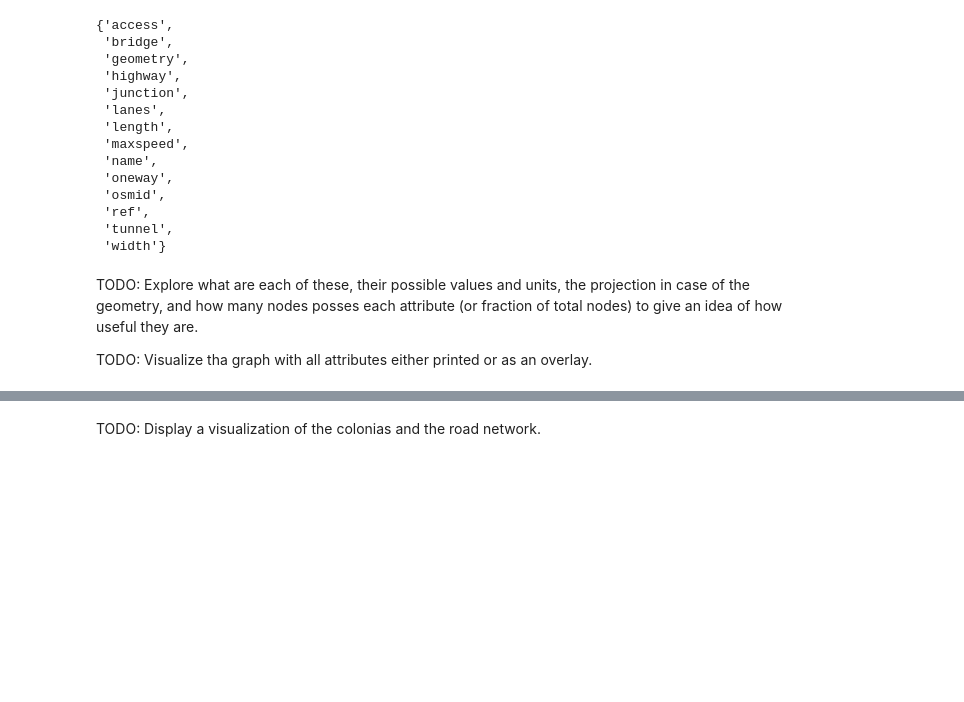
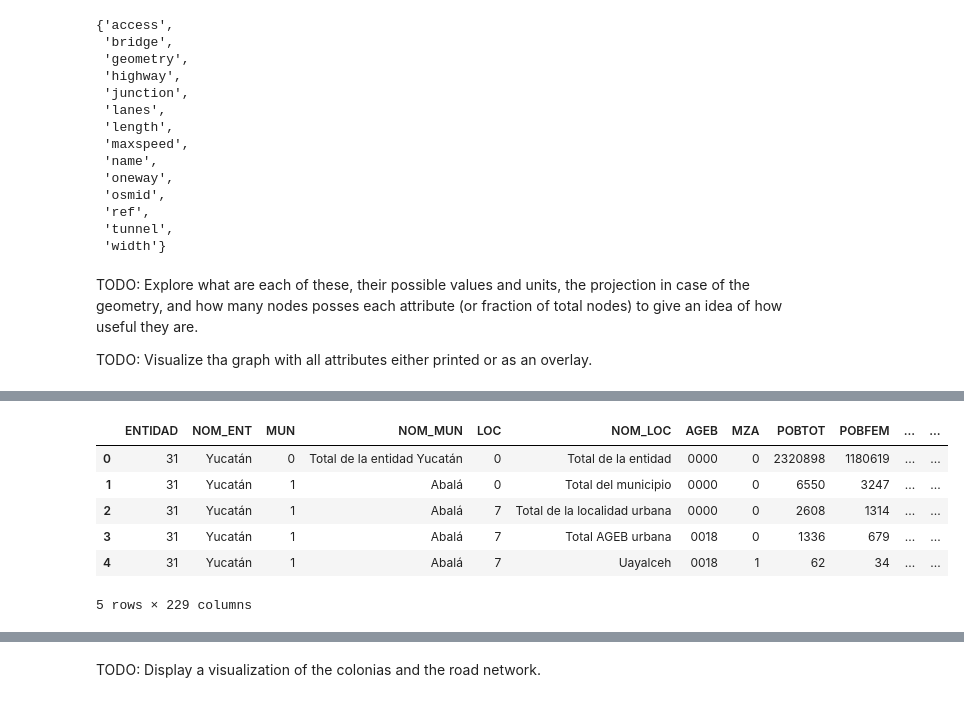
Before and after one commit to gperaza/road-network, a Jupyter notebook: notebooks/clean notebook.ipynb, the cells around one changed output, grey strips where cells are left out. Drawn from its saved outputs; the diff is of its cells as text; code cells hidden in the pictures; blank space fills up the shorter version.

```diff
--- a/notebooks/clean notebook.ipynb
+++ b/notebooks/clean notebook.ipynb
@@ -280,0 +302,11 @@ The reference system used in the neiborhoods shpefile is WGS 84 (explain a littl
+# %%
+yucatan_ageb_censo2020 = pd.read_csv('input_data/ageb_mza_urbana_31_cpv2020_csv/conjunto_de_datos/conjunto_de_datos_ageb_urbana_31_cpv2020.csv')
+yucatan_ageb_censo2020.head()
+# %% [output]
+|  | ENTIDAD | NOM_ENT | MUN | NOM_MUN | LOC | NOM_LOC | AGEB | MZA | POBTOT | POBFEM | ... | ... |
+| 0 | 31 | Yucatán | 0 | Total de la entidad Yucatán | 0 | Total de la entidad | 0000 | 0 | 2320898 | 1180619 | ... | ... |
+| 1 | 31 | Yucatán | 1 | Abalá | 0 | Total del municipio | 0000 | 0 | 6550 | 3247 | ... | ... |
+| 2 | 31 | Yucatán | 1 | Abalá | 7 | Total de la localidad urbana | 0000 | 0 | 2608 | 1314 | ... | ... |
+| 3 | 31 | Yucatán | 1 | Abalá | 7 | Total AGEB urbana | 0018 | 0 | 1336 | 679 | ... | ... |
+| 4 | 31 | Yucatán | 1 | Abalá | 7 | Uayalceh | 0018 | 1 | 62 | 34 | ... | ... |
+5 rows × 229 columns
```
Also changed, not shown: parts of 40 cells of this notebook.
